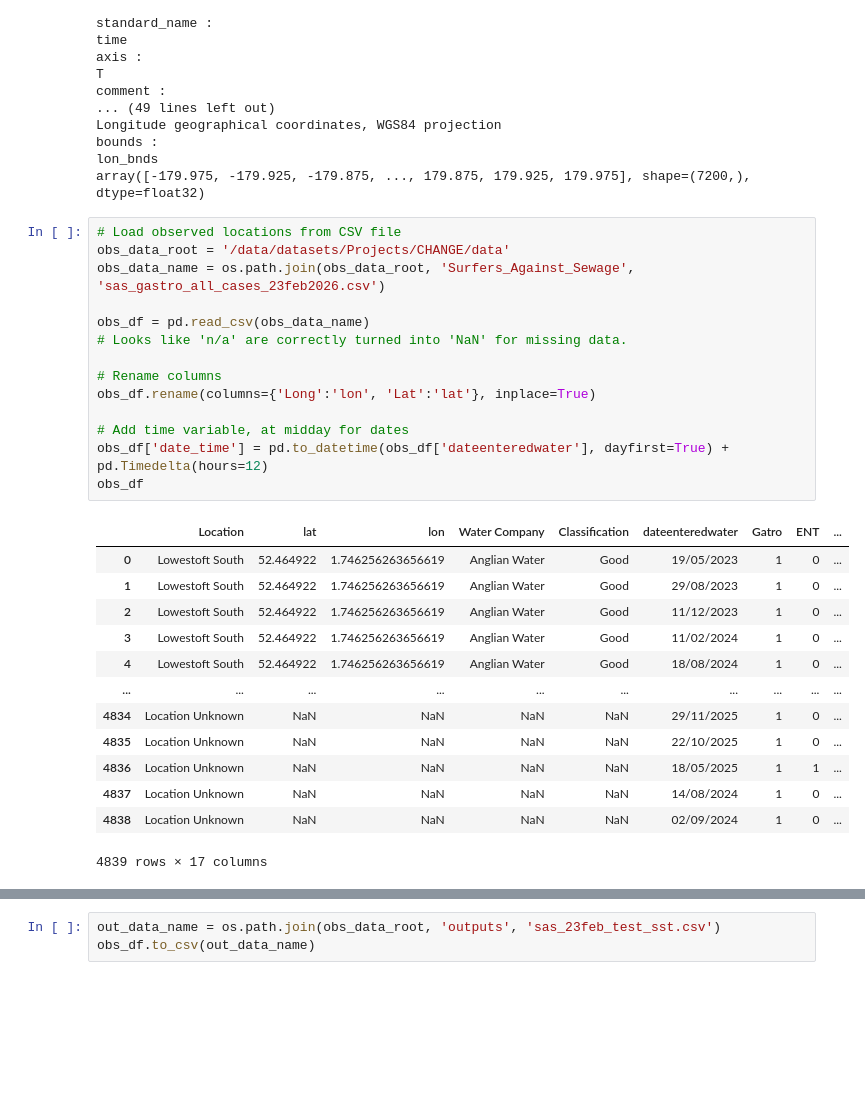
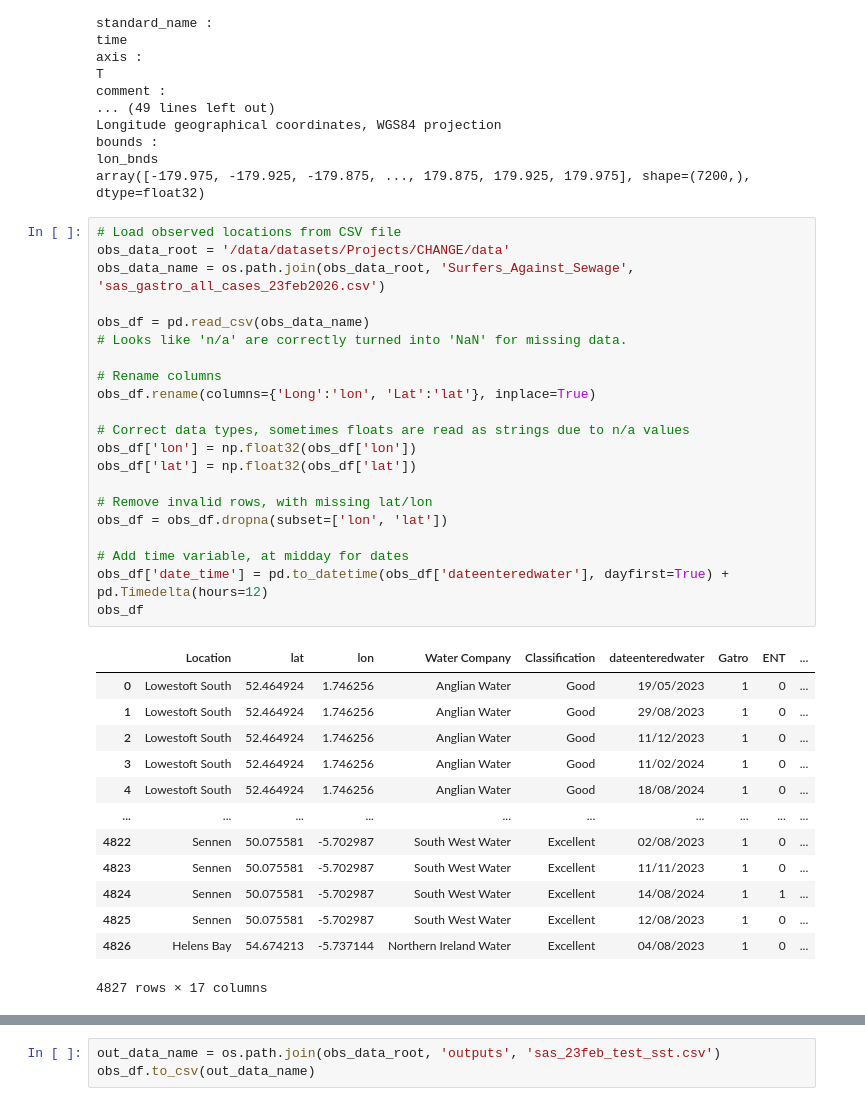
Before and after one commit to ESA-CHANGE/CCI-Health-EColi-UK, a Jupyter notebook: notebooks/change_random_forest.ipynb, the cells around one changed output, grey strips where cells are left out. Saved outputs shown, nothing was run; the diff lists cells and outputs as text; blank space fills up the shorter version.

```diff
--- a/notebooks/change_random_forest.ipynb
+++ b/notebooks/change_random_forest.ipynb
@@ -81,31 +88,38 @@ array([-179.975, -179.925, -179.875, ..., 179.875, 179.925, 179.975], shape=(720
 # %%
 # Load observed locations from CSV file
 obs_data_root = '/data/datasets/Projects/CHANGE/data'
 obs_data_name = os.path.join(obs_data_root, 'Surfers_Against_Sewage', 'sas_gastro_all_cases_23feb2026.csv')
 
 obs_df = pd.read_csv(obs_data_name)
 # Looks like 'n/a' are correctly turned into 'NaN' for missing data.
 
 # Rename columns
 obs_df.rename(columns={'Long':'lon', 'Lat':'lat'}, inplace=True)
 
+# Correct data types, sometimes floats are read as strings due to n/a values
+obs_df['lon'] = np.float32(obs_df['lon'])
+obs_df['lat'] = np.float32(obs_df['lat'])
+
+# Remove invalid rows, with missing lat/lon
+obs_df = obs_df.dropna(subset=['lon', 'lat'])
+
 # Add time variable, at midday for dates
 obs_df['date_time'] = pd.to_datetime(obs_df['dateenteredwater'], dayfirst=True) + pd.Timedelta(hours=12)
 obs_df
 # %% [output]
 |  | Location | lat | lon | Water Company | Classification | dateenteredwater | Gatro | ENT | ... |
-| 0 | Lowestoft South | 52.464922 | 1.746256263656619 | Anglian Water | Good | 19/05/2023 | 1 | 0 | ... |
-| 1 | Lowestoft South | 52.464922 | 1.746256263656619 | Anglian Water | Good | 29/08/2023 | 1 | 0 | ... |
-| 2 | Lowestoft South | 52.464922 | 1.746256263656619 | Anglian Water | Good | 11/12/2023 | 1 | 0 | ... |
-| 3 | Lowestoft South | 52.464922 | 1.746256263656619 | Anglian Water | Good | 11/02/2024 | 1 | 0 | ... |
-| 4 | Lowestoft South | 52.464922 | 1.746256263656619 | Anglian Water | Good | 18/08/2024 | 1 | 0 | ... |
+| 0 | Lowestoft South | 52.464924 | 1.746256 | Anglian Water | Good | 19/05/2023 | 1 | 0 | ... |
+| 1 | Lowestoft South | 52.464924 | 1.746256 | Anglian Water | Good | 29/08/2023 | 1 | 0 | ... |
+| 2 | Lowestoft South | 52.464924 | 1.746256 | Anglian Water | Good | 11/12/2023 | 1 | 0 | ... |
+| 3 | Lowestoft South | 52.464924 | 1.746256 | Anglian Water | Good | 11/02/2024 | 1 | 0 | ... |
+| 4 | Lowestoft South | 52.464924 | 1.746256 | Anglian Water | Good | 18/08/2024 | 1 | 0 | ... |
 | ... | ... | ... | ... | ... | ... | ... | ... | ... | ... |
-| 4834 | Location Unknown | NaN | NaN | NaN | NaN | 29/11/2025 | 1 | 0 | ... |
-| 4835 | Location Unknown | NaN | NaN | NaN | NaN | 22/10/2025 | 1 | 0 | ... |
-| 4836 | Location Unknown | NaN | NaN | NaN | NaN | 18/05/2025 | 1 | 1 | ... |
-| 4837 | Location Unknown | NaN | NaN | NaN | NaN | 14/08/2024 | 1 | 0 | ... |
-| 4838 | Location Unknown | NaN | NaN | NaN | NaN | 02/09/2024 | 1 | 0 | ... |
+| 4822 | Sennen | 50.075581 | -5.702987 | South West Water | Excellent | 02/08/2023 | 1 | 0 | ... |
+| 4823 | Sennen | 50.075581 | -5.702987 | South West Water | Excellent | 11/11/2023 | 1 | 0 | ... |
+| 4824 | Sennen | 50.075581 | -5.702987 | South West Water | Excellent | 14/08/2024 | 1 | 1 | ... |
+| 4825 | Sennen | 50.075581 | -5.702987 | South West Water | Excellent | 12/08/2023 | 1 | 0 | ... |
+| 4826 | Helens Bay | 54.674213 | -5.737144 | Northern Ireland Water | Excellent | 04/08/2023 | 1 | 0 | ... |
-4839 rows × 17 columns
+4827 rows × 17 columns
 # %%
 # Try a match-up with SST data
 
```
Also changed, not shown: parts of 5 cells of this notebook, 1 other file.
